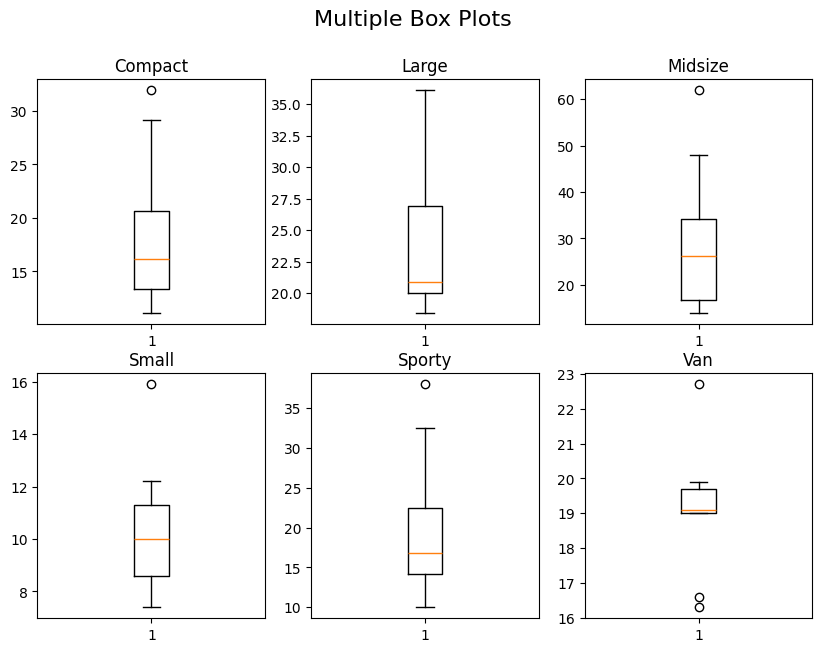
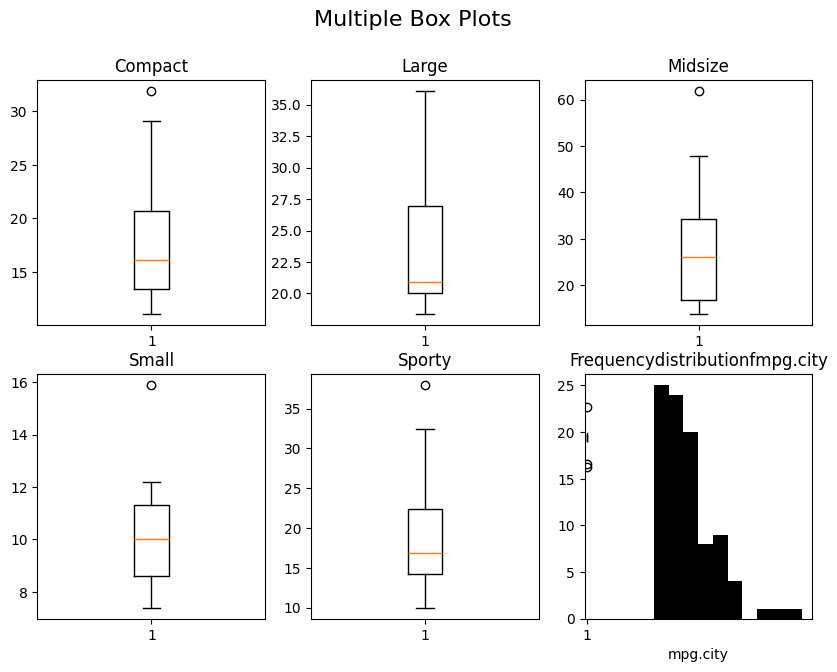
The change to this notebook cell's code, shown as a diff; its figure went from the first image to the second:
--- before
+++ after
@@ -3,5 +3,5 @@
 import matplotlib.cm as cm
 import numpy as np
-cars_df=pd.read_csv('/content/Cars93-selected-columns.csv')
+cars_df=pd.read_csv('/content/Cars93.csv')
 print(cars_df)
 fig,ax=plt.subplots(2,3)
@@ -31,2 +31,10 @@
 print('Q3:',q3)
 print('Maximumvalue:',max_value)
+plt.hist(cars_df['MPG.city'],color='black')
+plt.xlabel('mpg.city')
+plt.title('Frequencydistributionfmpg.city')
+plt.show()
+ax=cars_df.plot(["Weight"],["MPG.city"],kind="scatter",color="black")
+ax.set_xlabel("Weight")
+ax.set_ylabel("MPG.city")
+ax.set_title("Weight vs MPG.city",fontsize=16)

Commit: Created using Colab